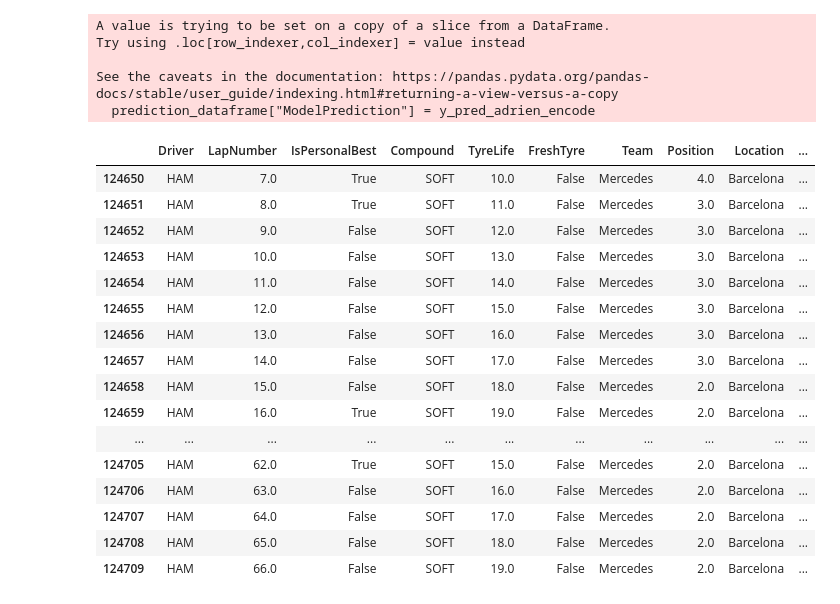
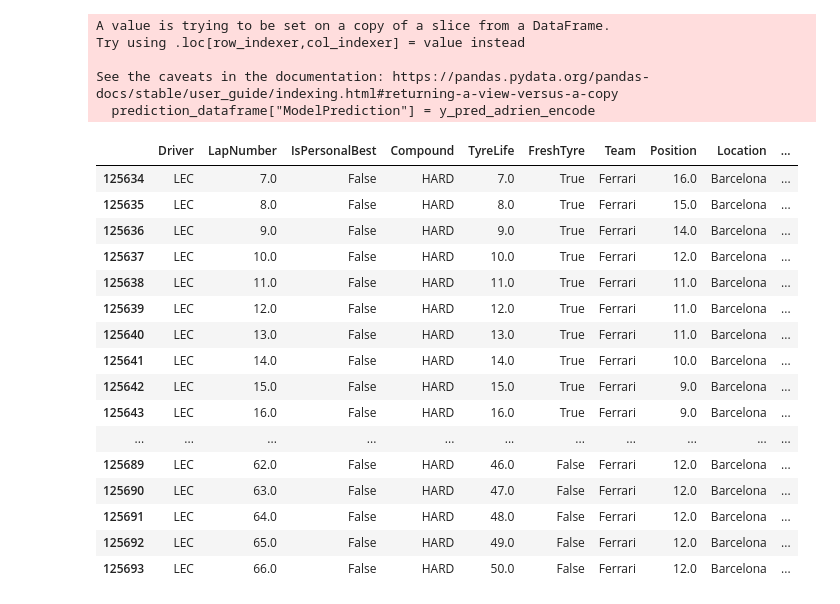
Before and after one commit to le-dav/f1-binottor, a Jupyter notebook: notebooks/model_trials.ipynb, the cells around one changed output. Cells and saved outputs as stored; diff of their text form; code cells hidden in the pictures.

```diff
--- a/notebooks/model_trials.ipynb
+++ b/notebooks/model_trials.ipynb
@@ -663,22 +663,22 @@ Try using .loc[row_indexer,col_indexer] = value instead
 See the caveats in the documentation: https://pandas.pydata.org/pandas-docs/stable/user_guide/indexing.html#returning-a-view-versus-a-copy
   prediction_dataframe["ModelPrediction"] = y_pred_adrien_encode
 # %%
-prediction_dataframe[(prediction_dataframe["Location"] == "Barcelona") & (prediction_dataframe["Year"] == 2023) & (prediction_dataframe["Driver"] == "HAM")]
+prediction_dataframe[(prediction_dataframe["Location"] == "Barcelona") & (prediction_dataframe["Year"] == 2023) & (prediction_dataframe["Driver"] == "LEC")]
 # %% [output]
 |  | Driver | LapNumber | IsPersonalBest | Compound | TyreLife | FreshTyre | Team | Position | Location | ... |
-| 124650 | HAM | 7.0 | True | SOFT | 10.0 | False | Mercedes | 4.0 | Barcelona | ... |
-| 124651 | HAM | 8.0 | True | SOFT | 11.0 | False | Mercedes | 3.0 | Barcelona | ... |
-| 124652 | HAM | 9.0 | False | SOFT | 12.0 | False | Mercedes | 3.0 | Barcelona | ... |
-| 124653 | HAM | 10.0 | False | SOFT | 13.0 | False | Mercedes | 3.0 | Barcelona | ... |
-| 124654 | HAM | 11.0 | False | SOFT | 14.0 | False | Mercedes | 3.0 | Barcelona | ... |
-| 124655 | HAM | 12.0 | False | SOFT | 15.0 | False | Mercedes | 3.0 | Barcelona | ... |
-| 124656 | HAM | 13.0 | False | SOFT | 16.0 | False | Mercedes | 3.0 | Barcelona | ... |
-| 124657 | HAM | 14.0 | False | SOFT | 17.0 | False | Mercedes | 3.0 | Barcelona | ... |
-| 124658 | HAM | 15.0 | False | SOFT | 18.0 | False | Mercedes | 2.0 | Barcelona | ... |
-| 124659 | HAM | 16.0 | True | SOFT | 19.0 | False | Mercedes | 2.0 | Barcelona | ... |
+| 125634 | LEC | 7.0 | False | HARD | 7.0 | True | Ferrari | 16.0 | Barcelona | ... |
+| 125635 | LEC | 8.0 | False | HARD | 8.0 | True | Ferrari | 15.0 | Barcelona | ... |
+| 125636 | LEC | 9.0 | False | HARD | 9.0 | True | Ferrari | 14.0 | Barcelona | ... |
+| 125637 | LEC | 10.0 | False | HARD | 10.0 | True | Ferrari | 12.0 | Barcelona | ... |
+| 125638 | LEC | 11.0 | False | HARD | 11.0 | True | Ferrari | 11.0 | Barcelona | ... |
+| 125639 | LEC | 12.0 | False | HARD | 12.0 | True | Ferrari | 11.0 | Barcelona | ... |
+| 125640 | LEC | 13.0 | False | HARD | 13.0 | True | Ferrari | 11.0 | Barcelona | ... |
+| 125641 | LEC | 14.0 | False | HARD | 14.0 | True | Ferrari | 10.0 | Barcelona | ... |
+| 125642 | LEC | 15.0 | False | HARD | 15.0 | True | Ferrari | 9.0 | Barcelona | ... |
+| 125643 | LEC | 16.0 | False | HARD | 16.0 | True | Ferrari | 9.0 | Barcelona | ... |
 | ... | ... | ... | ... | ... | ... | ... | ... | ... | ... | ... |
-| 124705 | HAM | 62.0 | True | SOFT | 15.0 | False | Mercedes | 2.0 | Barcelona | ... |
-| 124706 | HAM | 63.0 | False | SOFT | 16.0 | False | Mercedes | 2.0 | Barcelona | ... |
-| 124707 | HAM | 64.0 | False | SOFT | 17.0 | False | Mercedes | 2.0 | Barcelona | ... |
-| 124708 | HAM | 65.0 | False | SOFT | 18.0 | False | Mercedes | 2.0 | Barcelona | ... |
-| 124709 | HAM | 66.0 | False | SOFT | 19.0 | False | Mercedes | 2.0 | Barcelona | ... |
+| 125689 | LEC | 62.0 | False | HARD | 46.0 | False | Ferrari | 12.0 | Barcelona | ... |
+| 125690 | LEC | 63.0 | False | HARD | 47.0 | False | Ferrari | 12.0 | Barcelona | ... |
+| 125691 | LEC | 64.0 | False | HARD | 48.0 | False | Ferrari | 12.0 | Barcelona | ... |
+| 125692 | LEC | 65.0 | False | HARD | 49.0 | False | Ferrari | 12.0 | Barcelona | ... |
+| 125693 | LEC | 66.0 | False | HARD | 50.0 | False | Ferrari | 12.0 | Barcelona | ... |
```
